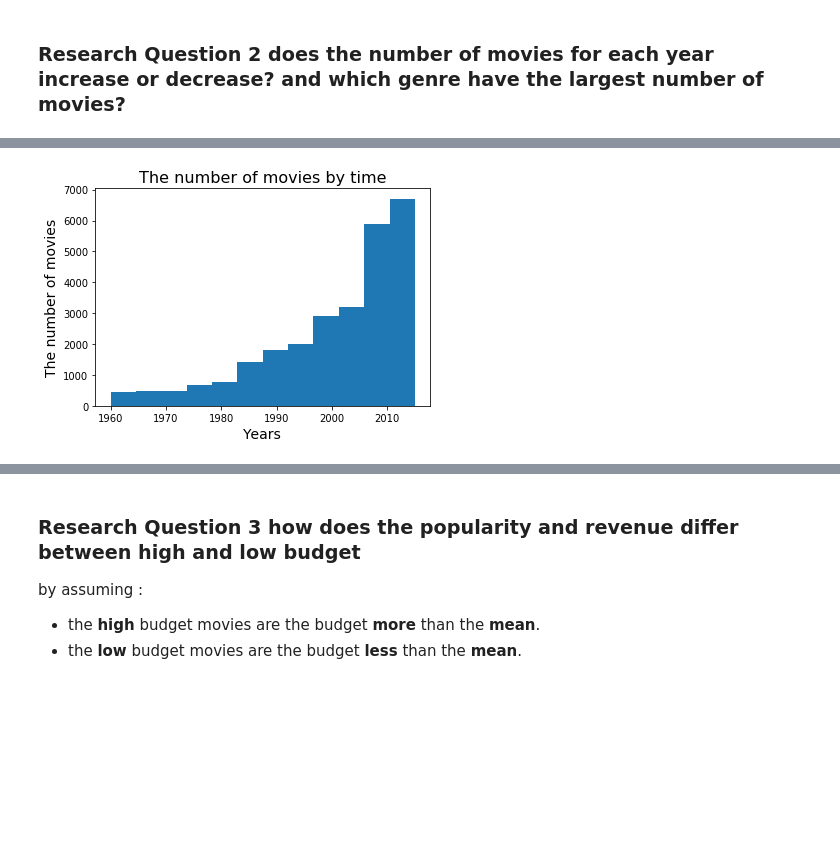
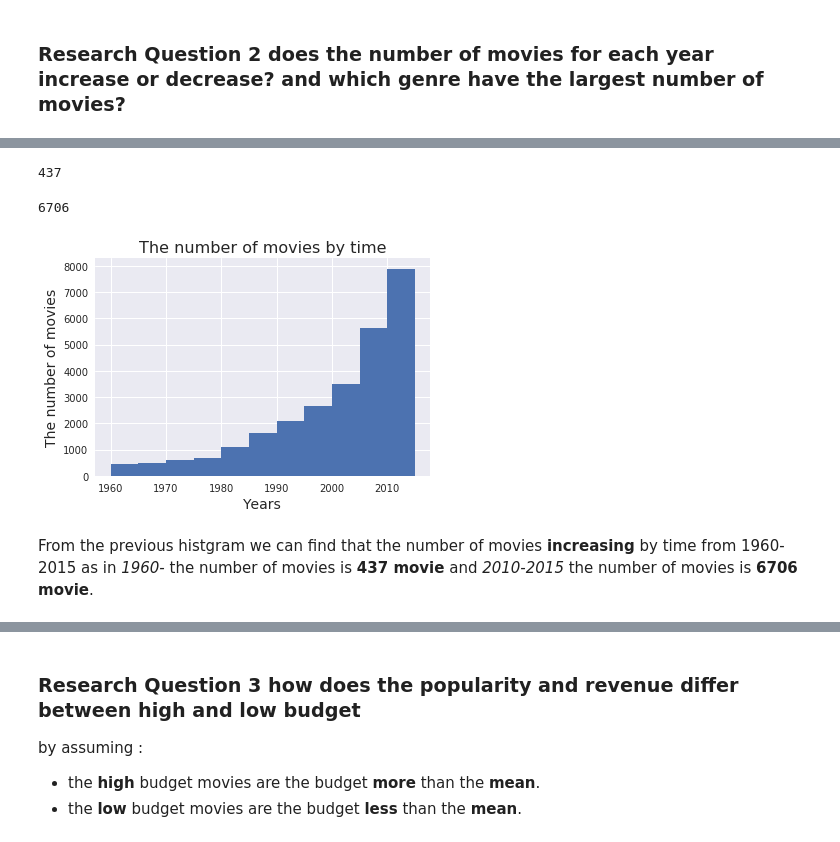
Before and after one commit to AbdElrhman-m/Movie-data-analysis-DAND, a Jupyter notebook: Movie_data_analysis.ipynb, the cells around one changed output, grey strips where cells are left out. Cells and saved outputs as stored; diff of their text form; code cells hidden in the pictures; blank space fills up the shorter version.

```diff
--- a/Movie_data_analysis.ipynb
+++ b/Movie_data_analysis.ipynb
@@ -22,6 +22,8 @@ import pandas as pd
 import matplotlib.pyplot as plt
 import seaborn as sns
 % matplotlib inline
+# activating the seaborn
+sns.set()
 # %% [markdown]
 <a id='wrangling'></a>
 ## Data Wrangling
@@ -262,4 +270,4 @@ memory usage: 1.8+ MB
 ## droping the unused columns
 # %%
 
-df.drop(['imdb_id', 'keywords', 'overview', 'release_date', 'homepage', 'tagline', 'production_companies'],axis=1, inplace=True)
+df.drop(['imdb_id', 'keywords', 'overview', 'release_date', 'homepage', 'tagline', 'production_companies','budget_adj','revenue_adj'],axis=1, inplace=True)
@@ -508,9 +576,22 @@ plt.show()
+# %%
+# the number of movies in the first 5 years
+df.groupby(df["release_year"])['original_title'].count().head(5).sum()
+# %% [output]
+437
+# %%
+# the number of movies in the last 5 years
+
+df.groupby(df["release_year"])['original_title'].count().tail(5).sum()
+# %% [output]
+6706
 # %%
-plt.hist(df["release_year"],bins=12);
 
+plt.hist(df["release_year"],bins=11);
 plt.xlabel('Years', fontsize=14)
 plt.ylabel('The number of movies', fontsize=14)
 plt.title('The number of movies by time', fontsize=16)
 plt.show()
 # %% [output]
-[figure, old version]
+[figure, new version]
+# %% [markdown]
+From the previous histgram we can find that the number of movies **increasing** by time from 1960-2015 as in _1960-_ the number of movies is **437 movie** and _2010-2015_ the number of movies is **6706 movie**.
```
Also changed, not shown: parts of 56 cells of this notebook, 1 other file.
